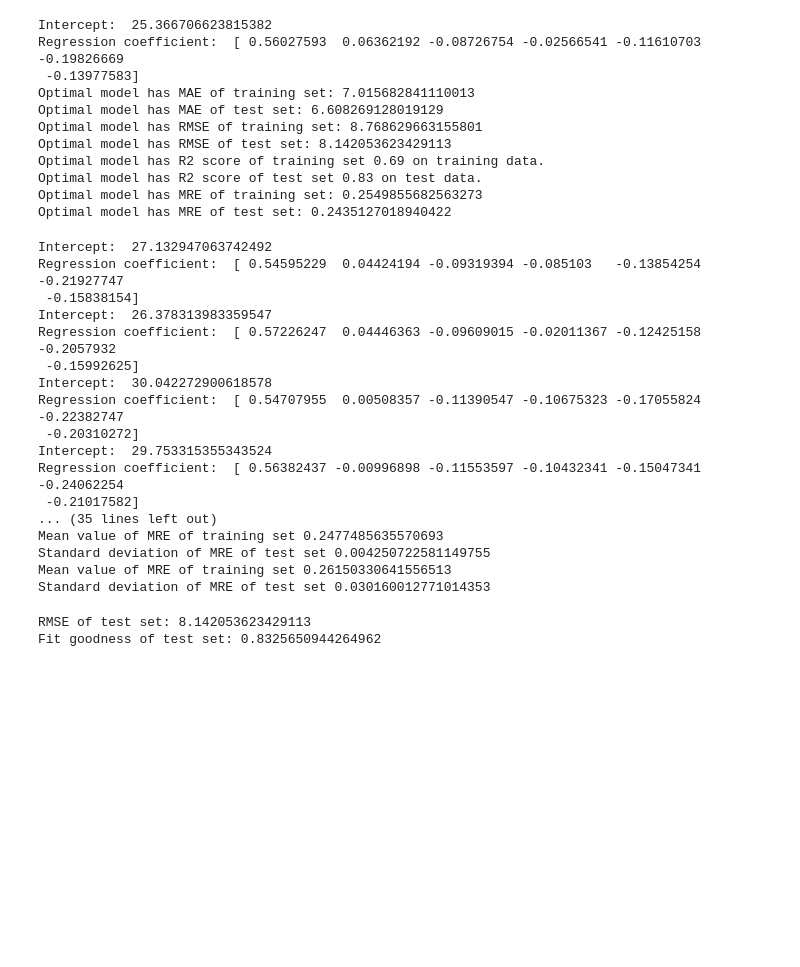
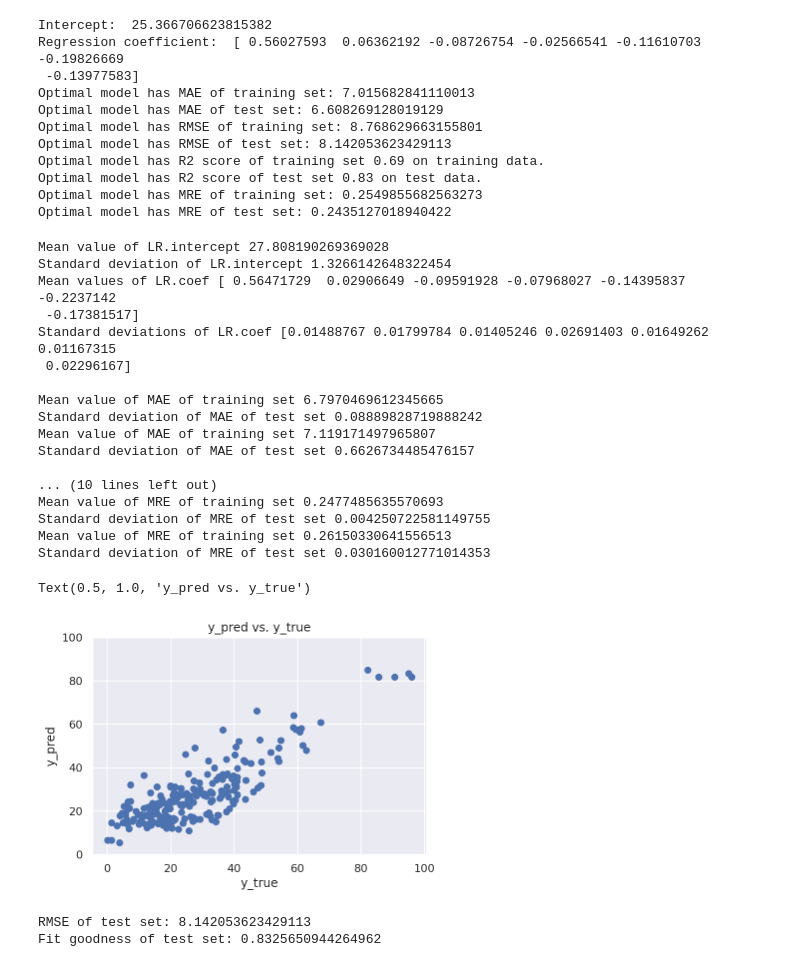
Before and after one commit to 693080593/research, a Jupyter notebook: [2]_cHB_Mcl_KFold.ipynb, the cells around one changed output. Drawn from its saved outputs; the diff is of its cells as text; code cells hidden in the pictures; blank space fills up the shorter version.

```diff
--- a/[2]_cHB_Mcl_KFold.ipynb
+++ b/[2]_cHB_Mcl_KFold.ipynb
@@ -358,6 +360,8 @@ r2_train_all=[]
 r2_test_all=[]
 MRE_train_all=[]
 MRE_test_all=[]
+y_test_list=[]
+y_pred_list=[]
 
 # split()  method generate indices to split data into training and test set.
 for train_index, test_index in kf.split(Features, Oil_Yields):
@@ -373,8 +377,8 @@ for train_index, test_index in kf.split(Features, Oil_Yields):
     # Model training
     LR.fit(X_train,y_train)
 
-    print ("Intercept: ",LR.intercept_)
-    print ("Regression coefficient: ",LR.coef_)
+    #print ("Intercept: ",LR.intercept_)
+    #print ("Regression coefficient: ",LR.coef_)
 
     # Predict training set and test set
     y_train_predict = LR.predict(X_train)
@@ -413,9 +417,16 @@ for train_index, test_index in kf.split(Features, Oil_Yields):
     r2_test_all.append(r2_test)
     MRE_train_all.append(MRE_train)
     MRE_test_all.append(MRE_test)
+    y_test_list.append(y_test.values)
+    y_pred_list.append(y_test_predict)
 
-print("LR.intercept",np.mean(LR_intercept_all))
-# print("LR.coef",np.mean(LR_coef_all))
+y_test_all=np.concatenate(y_test_list, axis=0)
+y_pred_all=np.concatenate(y_pred_list, axis=0)
+
+print("Mean value of LR.intercept",np.mean(LR_intercept_all))
+print("Standard deviation of LR.intercept",np.std(LR_intercept_all))
+print("Mean values of LR.coef",np.mean(LR_coef_all, axis=0))
+print("Standard deviations of LR.coef",np.std(LR_coef_all, axis=0))
 print("")
 print("Mean value of MAE of training set", np.mean(MAE_train_all))
 print("Standard deviation of MAE of test set", np.std(MAE_train_all))
@@ -428,29 +439,42 @@ print("Mean value of RMSE of test set", np.mean(y_test_rmse_all))
 print("Standard deviation of RMSE of test set", np.std(y_test_rmse_all))
 print("")
 print("Mean value of R2 of training set", np.mean(r2_train_all))
-print("Standard deviation of 2 of training set", np.std(r2_train_all))
+print("Standard deviation of R2 of training set", np.std(r2_train_all))
 print("Mean value of R2 of test set", np.mean(r2_test_all))
-print("Standard deviation of 2 of test set", np.std(r2_test_all))
+print("Standard deviation of R2 of test set", np.std(r2_test_all))
 print("")
 print("Mean value of MRE of training set", np.mean(MRE_train_all))
 print("Standard deviation of MRE of test set", np.std(MRE_train_all))
 print("Mean value of MRE of training set", np.mean(MRE_test_all))
 print("Standard deviation of MRE of test set", np.std(MRE_test_all))
+
+#print(len(np.concatenate(y_test_list, axis=0)))
+#print(len(np.concatenate(y_pred_list, axis=0)))
 # %% [output]
-Intercept:  27.132947063742492
-Regression coefficient:  [ 0.54595229  0.04424194 -0.09319394 -0.085103   -0.13854254 -0.21927747
- -0.15838154]
-Intercept:  26.378313983359547
-Regression coefficient:  [ 0.57226247  0.04446363 -0.09609015 -0.02011367 -0.12425158 -0.2057932
- -0.15992625]
-Intercept:  30.042272900618578
-Regression coefficient:  [ 0.54707955  0.00508357 -0.11390547 -0.10675323 -0.17055824 -0.22382747
- -0.20310272]
-Intercept:  29.753315355343524
-Regression coefficient:  [ 0.56382437 -0.00996898 -0.11553597 -0.10432341 -0.15047341 -0.24062254
- -0.21017582]
-... (35 lines left out)
+Mean value of LR.intercept 27.808190269369028
+Standard deviation of LR.intercept 1.3266142648322454
+Mean values of LR.coef [ 0.56471729  0.02906649 -0.09591928 -0.07968027 -0.14395837 -0.2237142
+ -0.17381517]
+Standard deviations of LR.coef [0.01488767 0.01799784 0.01405246 0.02691403 0.01649262 0.01167315
+ 0.02296167]
+
+Mean value of MAE of training set 6.7970469612345665
+Standard deviation of MAE of test set 0.08889828719888242
+Mean value of MAE of training set 7.119171497965807
+Standard deviation of MAE of test set 0.6626734485476157
+
+... (10 lines left out)
 Mean value of MRE of training set 0.2477485635570693
 Standard deviation of MRE of test set 0.004250722581149755
 Mean value of MRE of training set 0.26150330641556513
 Standard deviation of MRE of test set 0.030160012771014353
+# %%
+import matplotlib.pyplot as py
+py.plot(y_test_all, y_pred_all, 'bo')
+py.ylim(0, 100)
+py.xlabel('y_true')
+py.ylabel('y_pred')
+py.title('y_pred vs. y_true')
+# %% [output]
+Text(0.5, 1.0, 'y_pred vs. y_true')
+[figure, added]
```
Also changed, not shown: parts of 2 cells of this notebook.
